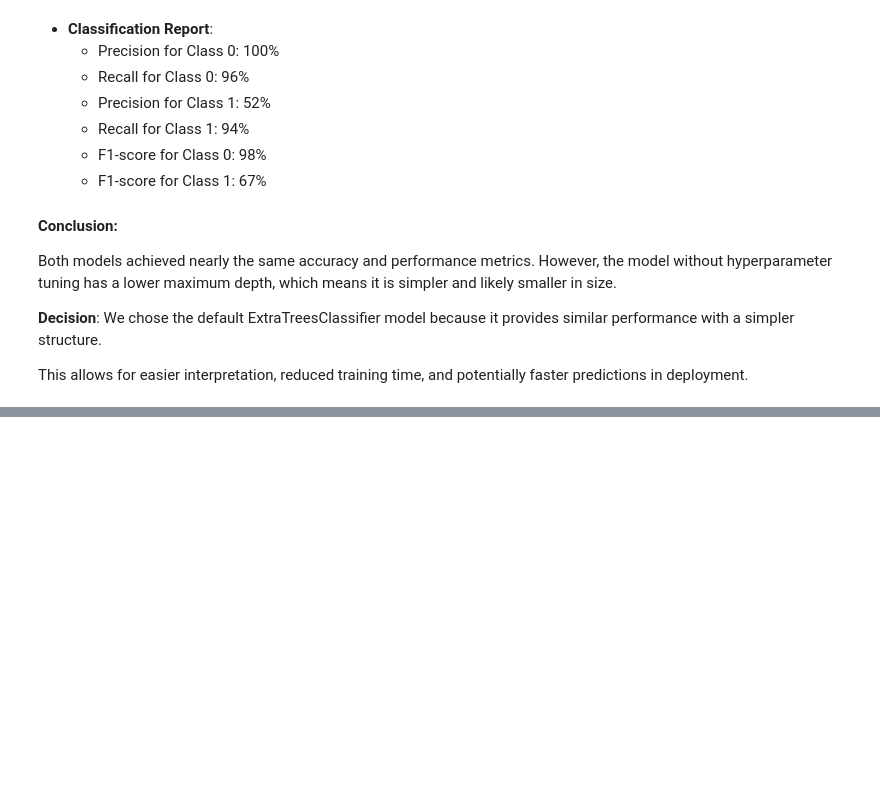
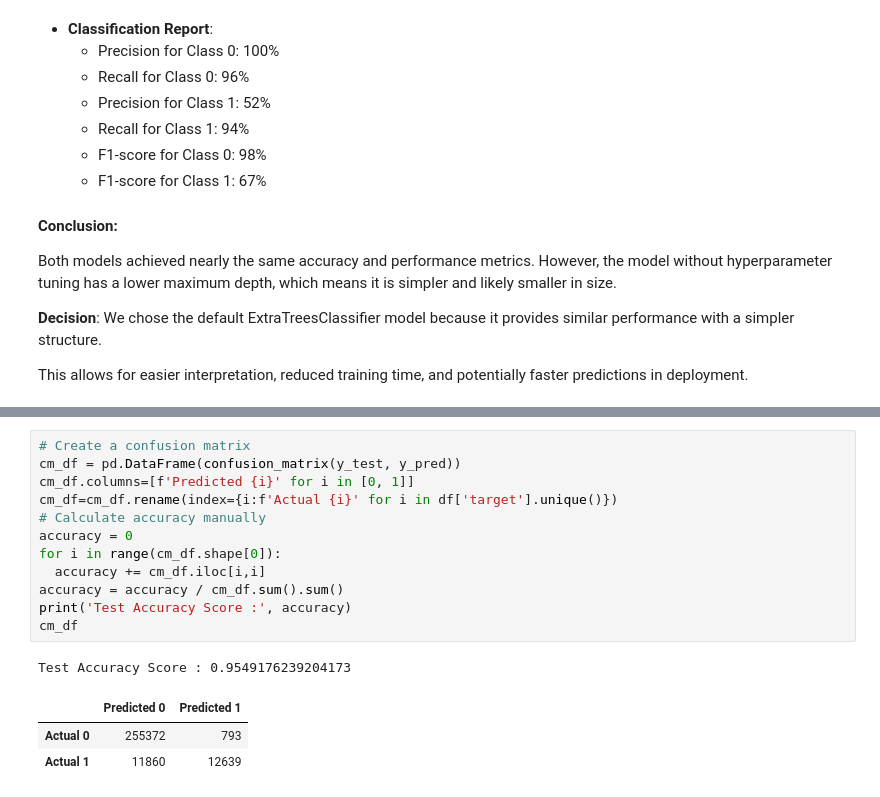
Before and after one commit to Prakash-Kani/Financial-Risk-Detection, a Jupyter notebook: modelling.ipynb, the cells around one changed output, grey strips where cells are left out. Cells and saved outputs as stored; diff of their text form; blank space fills up the shorter version.

```diff
--- a/modelling.ipynb
+++ b/modelling.ipynb
@@ -729,0 +762,17 @@ This allows for easier interpretation, reduced training time, and potentially fa
+# %%
+# Create a confusion matrix
+cm_df = pd.DataFrame(confusion_matrix(y_test, y_pred))
+cm_df.columns=[f'Predicted {i}' for i in [0, 1]]
+cm_df=cm_df.rename(index={i:f'Actual {i}' for i in df['target'].unique()})
+# Calculate accuracy manually
+accuracy = 0
+for i in range(cm_df.shape[0]):
+  accuracy += cm_df.iloc[i,i]
+accuracy = accuracy / cm_df.sum().sum()
+print('Test Accuracy Score :', accuracy)
+cm_df
+# %% [output]
+Test Accuracy Score : 0.9549176239204173
+|  | Predicted 0 | Predicted 1 |
+| Actual 0 | 255372 | 793 |
+| Actual 1 | 11860 | 12639 |
```
Also changed, not shown: parts of 10 cells of this notebook.
